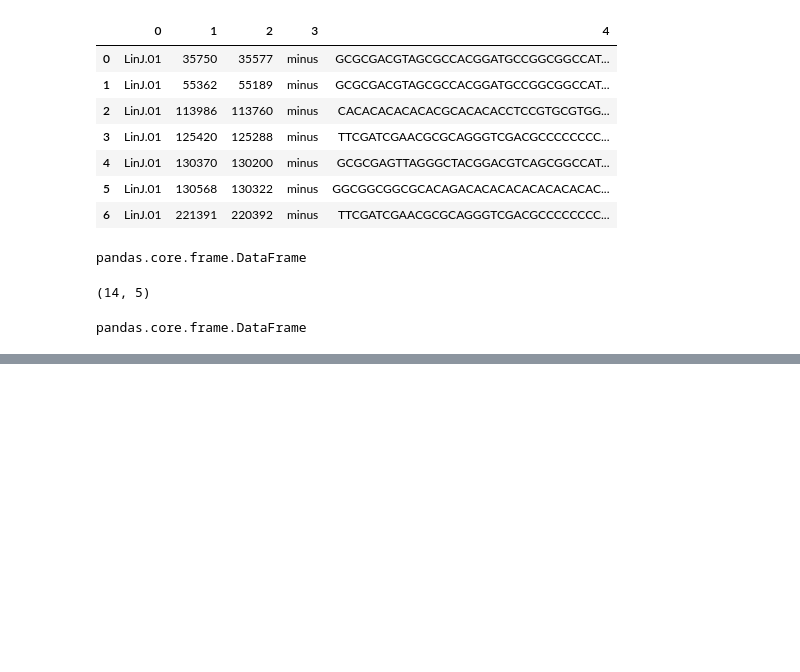
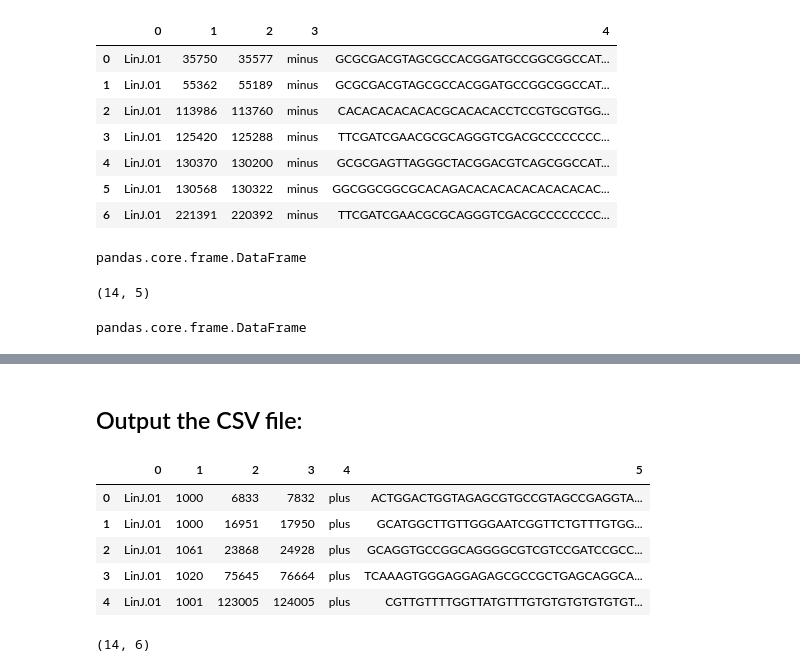
Before and after one commit to Viskuit/Test_BEDOPS, a Jupyter notebook: BEDTOOLS_TEST/minus_plus.ipynb, the cells around one changed output, grey strips where cells are left out. Cells and saved outputs as stored; diff of their text form; code cells hidden in the pictures; blank space fills up the shorter version.

```diff
--- a/BEDTOOLS_TEST/minus_plus.ipynb
+++ b/BEDTOOLS_TEST/minus_plus.ipynb
@@ -228,0 +257,15 @@ pandas.core.frame.DataFrame
+# %% [markdown]
+## Output the CSV file:
+# %%
+all_data.head()
+# %% [output]
+|  | 0 | 1 | 2 | 3 | 4 | 5 |
+| 0 | LinJ.01 | 1000 | 6833 | 7832 | plus | ACTGGACTGGTAGAGCGTGCCGTAGCCGAGGTA... |
+| 1 | LinJ.01 | 1000 | 16951 | 17950 | plus | GCATGGCTTGTTGGGAATCGGTTCTGTTTGTGG... |
+| 2 | LinJ.01 | 1061 | 23868 | 24928 | plus | GCAGGTGCCGGCAGGGGCGTCGTCCGATCCGCC... |
+| 3 | LinJ.01 | 1020 | 75645 | 76664 | plus | TCAAAGTGGGAGGAGAGCGCCGCTGAGCAGGCA... |
+| 4 | LinJ.01 | 1001 | 123005 | 124005 | plus | CGTTGTTTTGGTTATGTTTGTGTGTGTGTGTGT... |
+# %%
+all_data.shape
+# %% [output]
+(14, 6)
```
Also changed, not shown: parts of 8 cells of this notebook, 1 other file.
